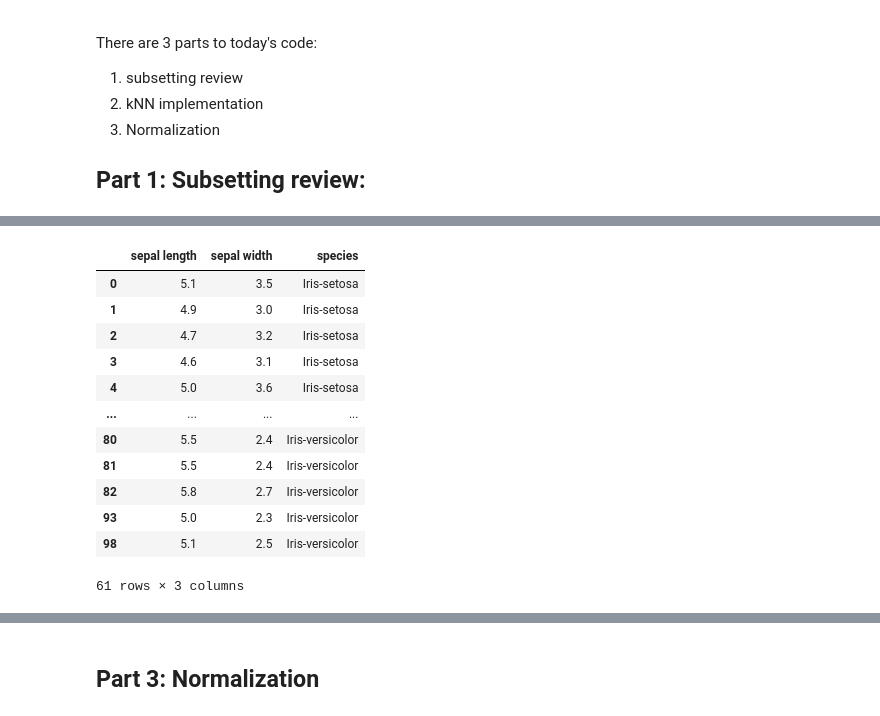
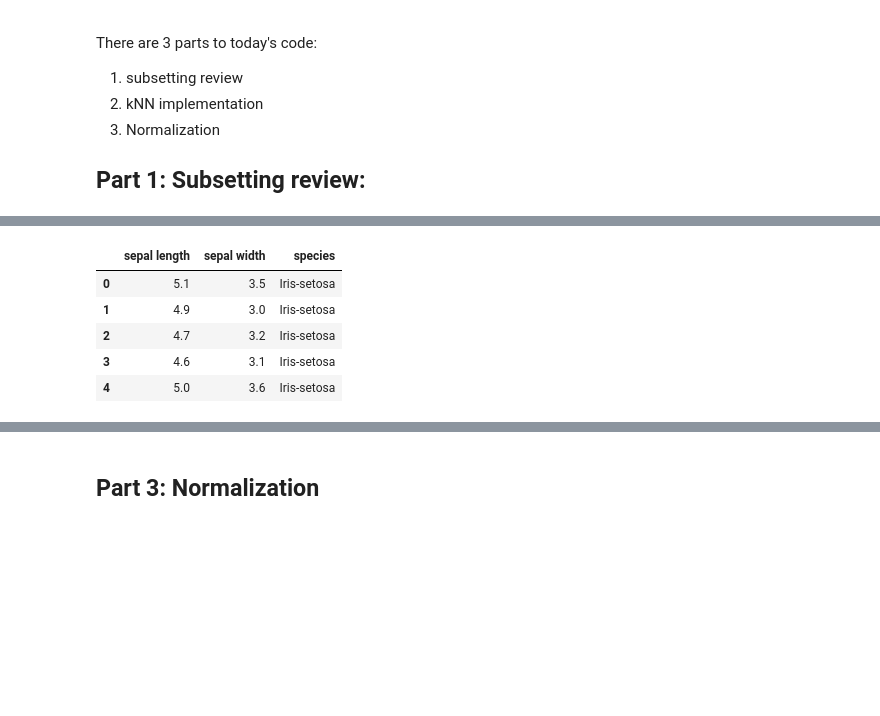
Before and after one commit to mpozzini/Day05, a Jupyter notebook: Day05_Notes.ipynb, the cells around one changed output, grey strips where cells are left out. Drawn from its saved outputs; the diff is of its cells as text; code cells hidden in the pictures; blank space fills up the shorter version.

```diff
--- a/Day05_Notes.ipynb
+++ b/Day05_Notes.ipynb
@@ -15,6 +15,6 @@ drive.mount('/content/drive')
 #go through authentication step
 
 #import the data and take a look at it
-data = pandas.read_csv('/content/drive/MyDrive/CS167/datasets/irisData.csv')
+data = pandas.read_csv('/content/drive/MyDrive/datasets/irisData.csv')
 data.head()
 # %% [output]
@@ -65,22 +51,15 @@ subset_cols
 # %%
-#subset both rows and columsn in 2 steps:
-subset_rows = data[(data['sepal length']>4)&(data['petal length']<4)]
-subset_rows_cols_2step = subset_rows[['sepal length', 'sepal width', 'species']]
-subset_rows_cols_2step
+#subset both rows and columns in 2 steps:
+subset_rows = data[(data['sepal length']>4)&(data['petal length']<4)] #grab the rows we want
+subset_rows_cols_2step = subset_rows[['sepal length', 'sepal width', 'species']] #from those rows, grab the columns we want
+subset_rows_cols_2step.head()
 # %% [output]
 |  | sepal length | sepal width | species |
 | 0 | 5.1 | 3.5 | Iris-setosa |
 | 1 | 4.9 | 3.0 | Iris-setosa |
 | 2 | 4.7 | 3.2 | Iris-setosa |
 | 3 | 4.6 | 3.1 | Iris-setosa |
 | 4 | 5.0 | 3.6 | Iris-setosa |
-| ... | ... | ... | ... |
-| 80 | 5.5 | 2.4 | Iris-versicolor |
-| 81 | 5.5 | 2.4 | Iris-versicolor |
-| 82 | 5.8 | 2.7 | Iris-versicolor |
-| 93 | 5.0 | 2.3 | Iris-versicolor |
-| 98 | 5.1 | 2.5 | Iris-versicolor |
-61 rows × 3 columns
 # %%
 #grab a subset of rows and columns at the same time.
 subset_rows_cols_1step =  data[(data['sepal length']>4)&(data['petal length']<4)][['sepal length', 'sepal width', 'species']]
```
Also changed, not shown: parts of 19 cells of this notebook.
